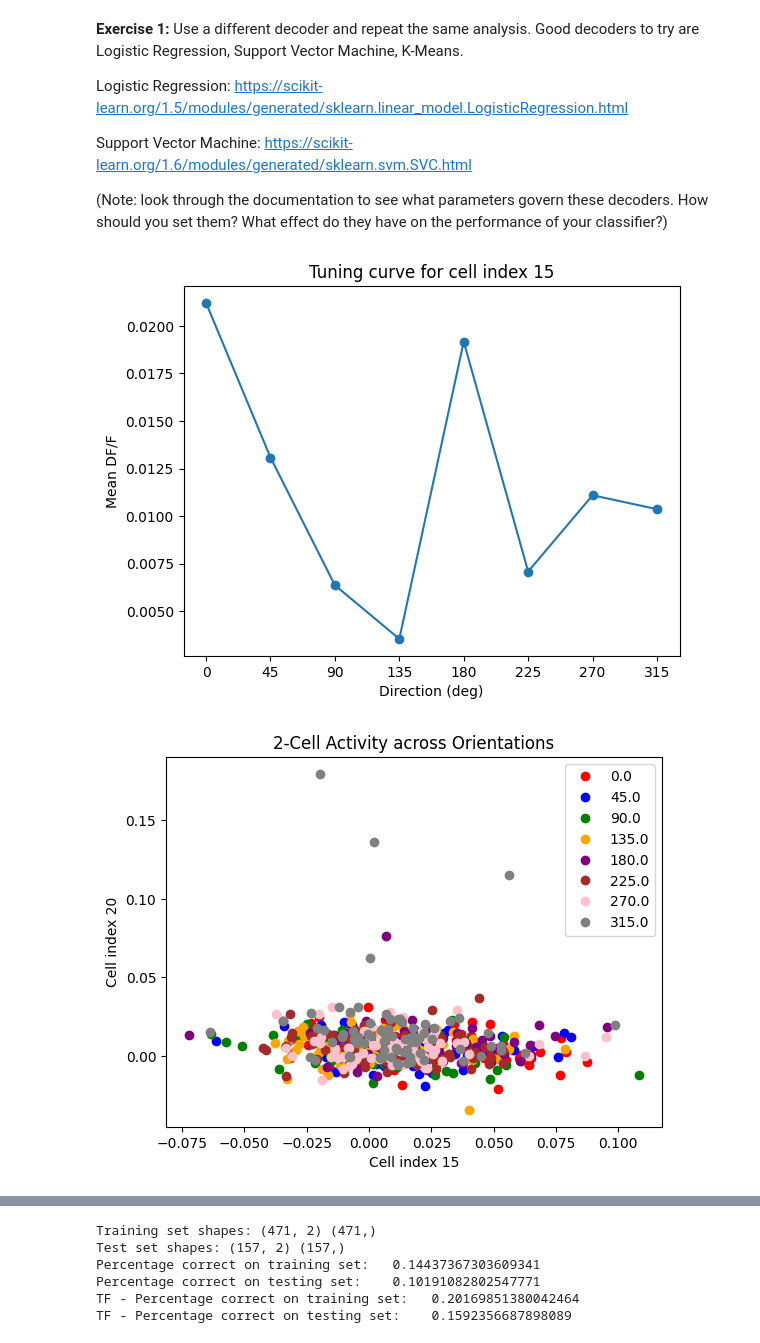
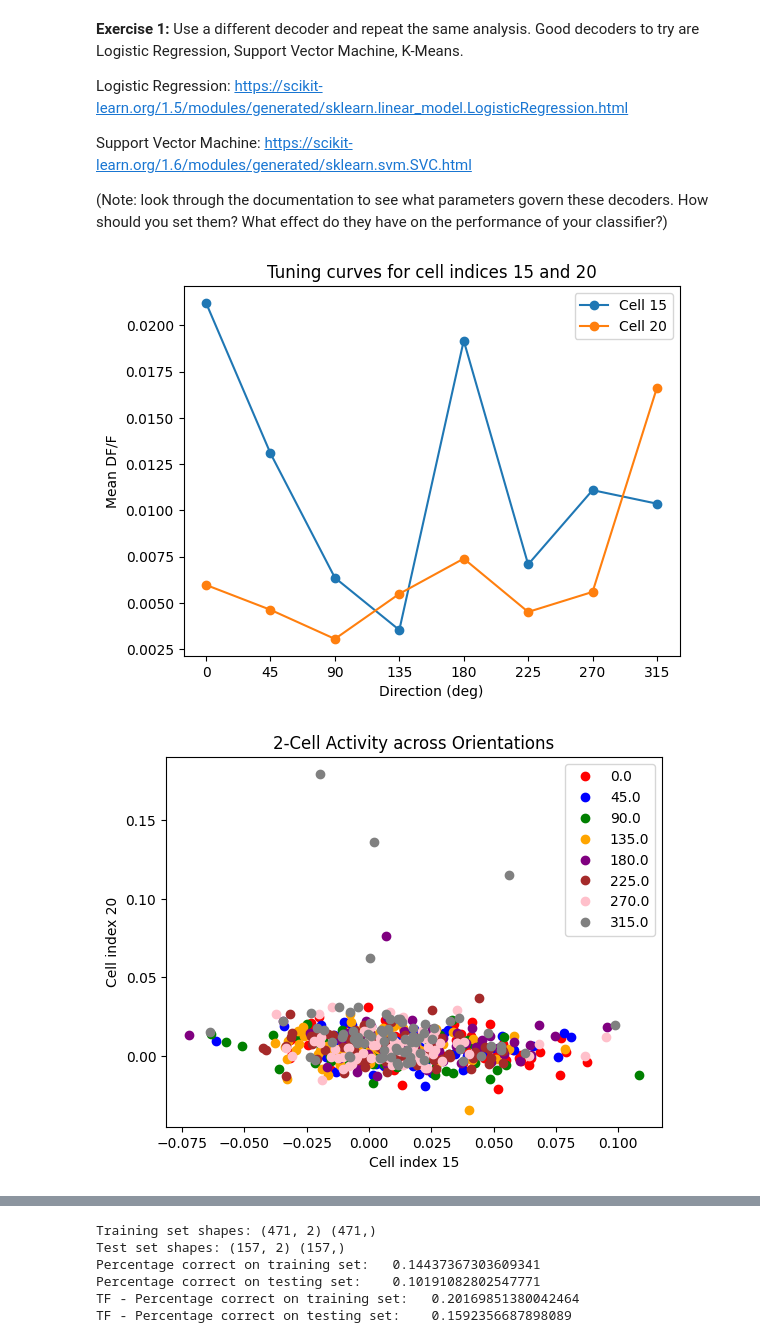
Before and after one commit to anniey27/amath342, a Jupyter notebook: HW3_Decoding.ipynb, the cells around one changed output, grey strips where cells are left out. Drawn from its saved outputs; the diff is of its cells as text; code cells hidden in the pictures.

```diff
--- a/HW3_Decoding.ipynb
+++ b/HW3_Decoding.ipynb
@@ -133,11 +133,13 @@ for i, tf in enumerate(temporal_frequencies[:-1]):
 
 # plotting tuning curves
 plt.figure()
-plt.plot(orientations[:-1], tuning_curves[cell_index], 'o-')
+plt.plot(orientations[:-1], tuning_curves[cell_index], 'o-', label=f"Cell {cell_index}")
+plt.plot(orientations[:-1], tuning_curves[cell_index2], 'o-', label=f"Cell {cell_index2}")
 plt.xlabel("Direction (deg)")
 plt.ylabel("Mean DF/F")
 plt.xticks(orientations[:-1])
-plt.title("Tuning curve for cell index " + str(cell_index))
+plt.title("Tuning curves for cell indices " + str(cell_index) + " and " + str(cell_index2))
+plt.legend()
 plt.show()
 
 # plotting 2-cell activity across orientations
@@ -150,34 +152,34 @@ for i, ori in enumerate(orientations[:-1]):
     plt.legend()
 plt.xlabel('Cell index ' + str(cell_index))
 plt.ylabel('Cell index ' + str(cell_index2))
 plt.title("2-Cell Activity across Orientations")
 plt.show()
 
 fig, ax = plt.subplots(1, 2, figsize=(10, 5))
 ax[0].plot(temporal_frequencies[:-1], tf_tuning_curves[cell_index], 'o-')
 ax[0].set_xlabel("Temporal Frequency (Hz)")
 ax[0].set_ylabel("Mean DF/F")
 ax[0].set_xticks(temporal_frequencies[:-1])
 ax[0].set_title("TF Tuning: Cell " + str(cell_index))
 
 ax[1].plot(temporal_frequencies[:-1], tf_tuning_curves[cell_index2], 'o-')
 ax[1].set_xlabel("Temporal Frequency (Hz)")
 ax[1].set_ylabel("Mean DF/F")
 ax[1].set_xticks(temporal_frequencies[:-1])
 ax[1].set_title("TF Tuning: Cell " + str(cell_index2))
 plt.show()
 
 for i, tf in enumerate(temporal_frequencies[:-1]):
     mask = tf_stim == str(tf)
     plt.plot(two_neuron_activity[mask, 0], two_neuron_activity[mask, 1],
              'o', color=colors[i], label=tf)
     plt.legend()
 plt.xlabel('Cell index ' + str(cell_index))
 plt.ylabel('Cell index ' + str(cell_index2))
 plt.title("2-Cell Activity across Temporal Frequencies")
 plt.show()
 # %% [output]
-[figure, old version]
+[figure, new version]
 [figure]
 [figure]
 [figure]
```
Also changed, not shown: parts of 3 cells of this notebook.
